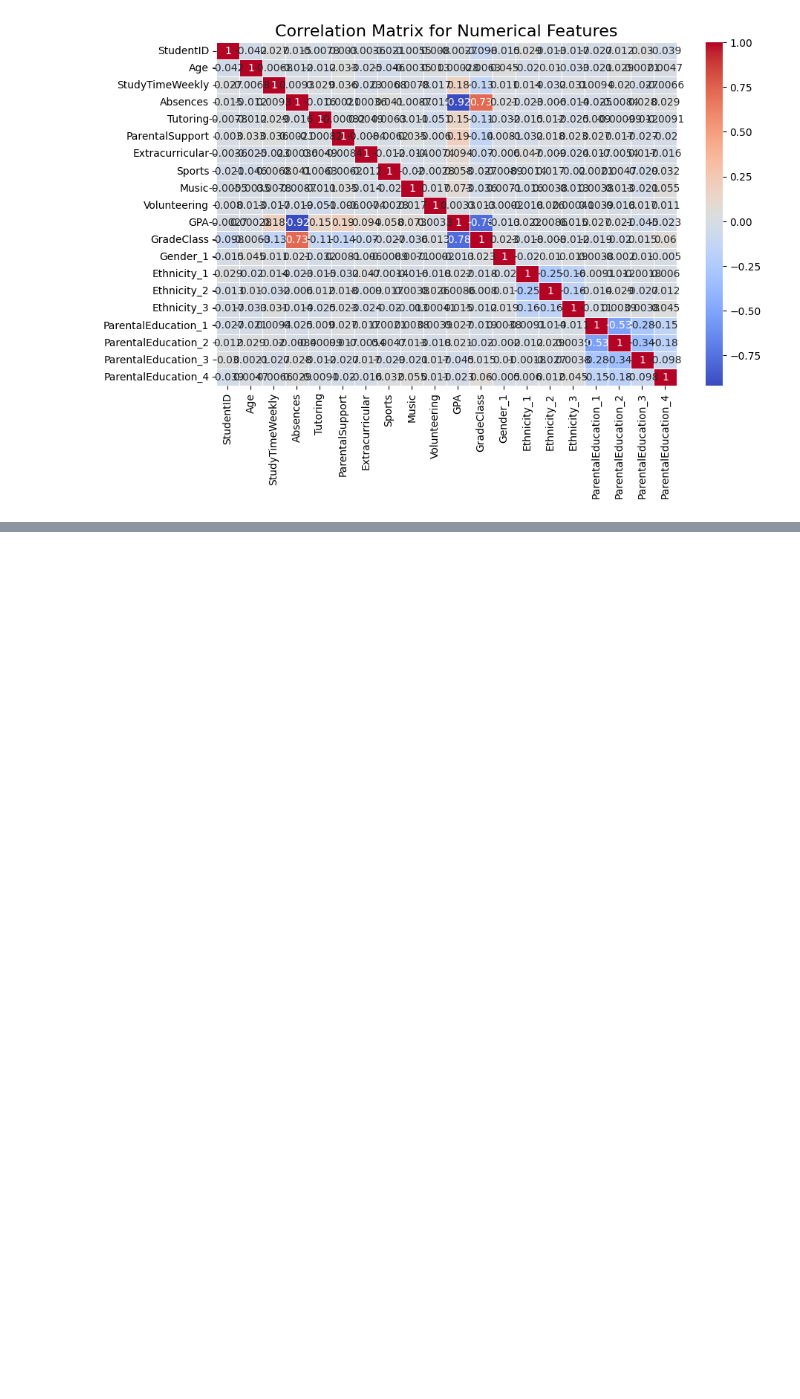
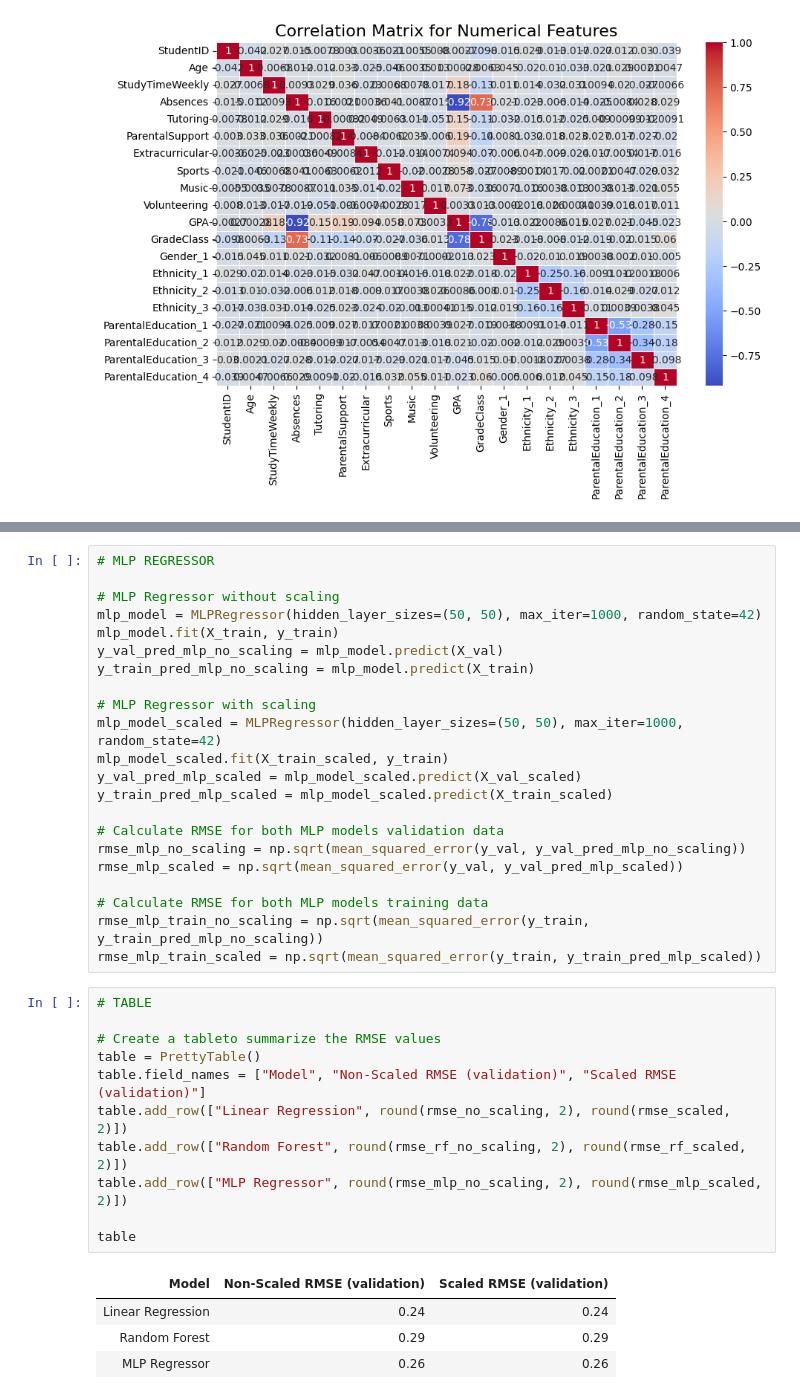
Before and after one commit to nilsson-v/Student_Performance_Predictor, a Jupyter notebook: project.ipynb, the cells around one changed output, grey strips where cells are left out. Drawn from its saved outputs; the diff is of its cells as text; blank space fills up the shorter version.

```diff
--- a/project.ipynb
+++ b/project.ipynb
@@ -232,0 +172,38 @@ Root Mean Squared Error (Non-Scaled Model): 0.24202759982906885
+# %%
+# MLP REGRESSOR
+
+# MLP Regressor without scaling
+mlp_model = MLPRegressor(hidden_layer_sizes=(50, 50), max_iter=1000, random_state=42)
+mlp_model.fit(X_train, y_train)
+y_val_pred_mlp_no_scaling = mlp_model.predict(X_val)
+y_train_pred_mlp_no_scaling = mlp_model.predict(X_train)
+
+# MLP Regressor with scaling
+mlp_model_scaled = MLPRegressor(hidden_layer_sizes=(50, 50), max_iter=1000, random_state=42)
+mlp_model_scaled.fit(X_train_scaled, y_train)
+y_val_pred_mlp_scaled = mlp_model_scaled.predict(X_val_scaled)
+y_train_pred_mlp_scaled = mlp_model_scaled.predict(X_train_scaled)
+
+# Calculate RMSE for both MLP models validation data
+rmse_mlp_no_scaling = np.sqrt(mean_squared_error(y_val, y_val_pred_mlp_no_scaling))
+rmse_mlp_scaled = np.sqrt(mean_squared_error(y_val, y_val_pred_mlp_scaled))
+
+# Calculate RMSE for both MLP models training data
+rmse_mlp_train_no_scaling = np.sqrt(mean_squared_error(y_train, y_train_pred_mlp_no_scaling))
+rmse_mlp_train_scaled = np.sqrt(mean_squared_error(y_train, y_train_pred_mlp_scaled))
+# %%
+# TABLE
+
+# Create a tableto summarize the RMSE values
+table = PrettyTable()
+table.field_names = ["Model", "Non-Scaled RMSE (validation)", "Scaled RMSE (validation)"]
+table.add_row(["Linear Regression", round(rmse_no_scaling, 2), round(rmse_scaled, 2)])
+table.add_row(["Random Forest", round(rmse_rf_no_scaling, 2), round(rmse_rf_scaled, 2)])
+table.add_row(["MLP Regressor", round(rmse_mlp_no_scaling, 2), round(rmse_mlp_scaled, 2)])
+
+table
+# %% [output]
+| Model | Non-Scaled RMSE (validation) | Scaled RMSE (validation) |
+| Linear Regression | 0.24 | 0.24 |
+| Random Forest | 0.29 | 0.29 |
+| MLP Regressor | 0.26 | 0.26 |
```
Also changed, not shown: parts of 8 cells of this notebook.
